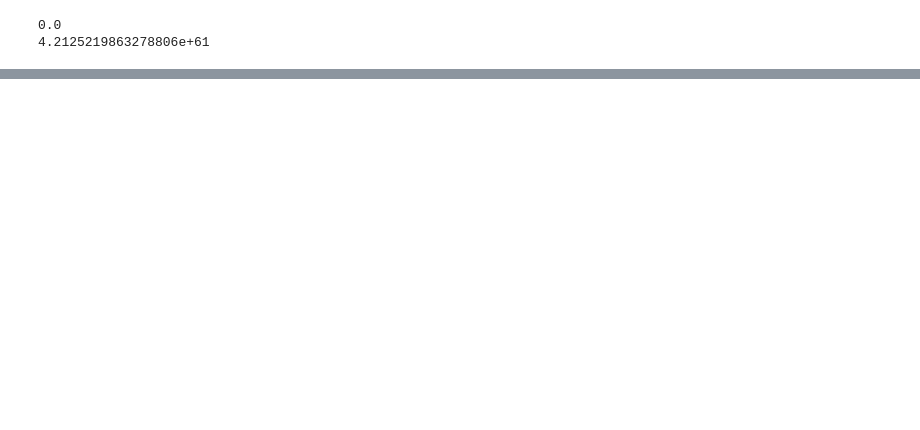
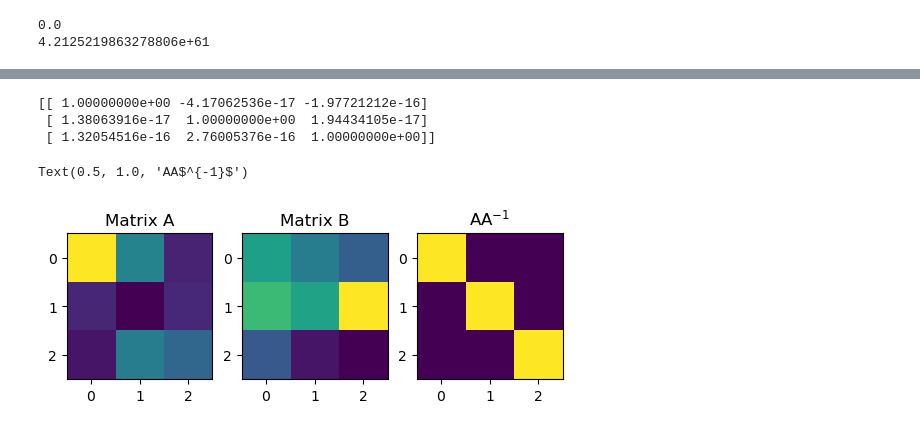
Before and after one commit to decemberkms/linear_algebra, a Jupyter notebook: determinant04.ipynb, the cells around one changed output, grey strips where cells are left out. Drawn from its saved outputs; the diff is of its cells as text; code cells hidden in the pictures; blank space fills up the shorter version.

```diff
--- a/determinant04.ipynb
+++ b/determinant04.ipynb
@@ -27,0 +76,27 @@ Row swapp  6.12847343831251
+# %%
+m = 3
+
+A = np.random.randn(m, m)
+
+Ainv = np.linalg.inv(A)
+
+idm = A@Ainv
+print(idm)
+
+plt.subplot(131)
+plt.imshow(A)
+plt.title("Matrix A")
+
+plt.subplot(132)
+plt.imshow(Ainv)
+plt.title("Matrix B")
+
+plt.subplot(133)
+plt.imshow(idm)
+plt.title("AA$^{-1}$")
+# %% [output]
+[[ 1.00000000e+00 -4.17062536e-17 -1.97721212e-16]
+ [ 1.38063916e-17  1.00000000e+00  1.94434105e-17]
+ [ 1.32054516e-16  2.76005376e-16  1.00000000e+00]]
+Text(0.5, 1.0, 'AA$^{-1}$')
+[figure, added]
```
Also changed, not shown: parts of 4 cells of this notebook.
